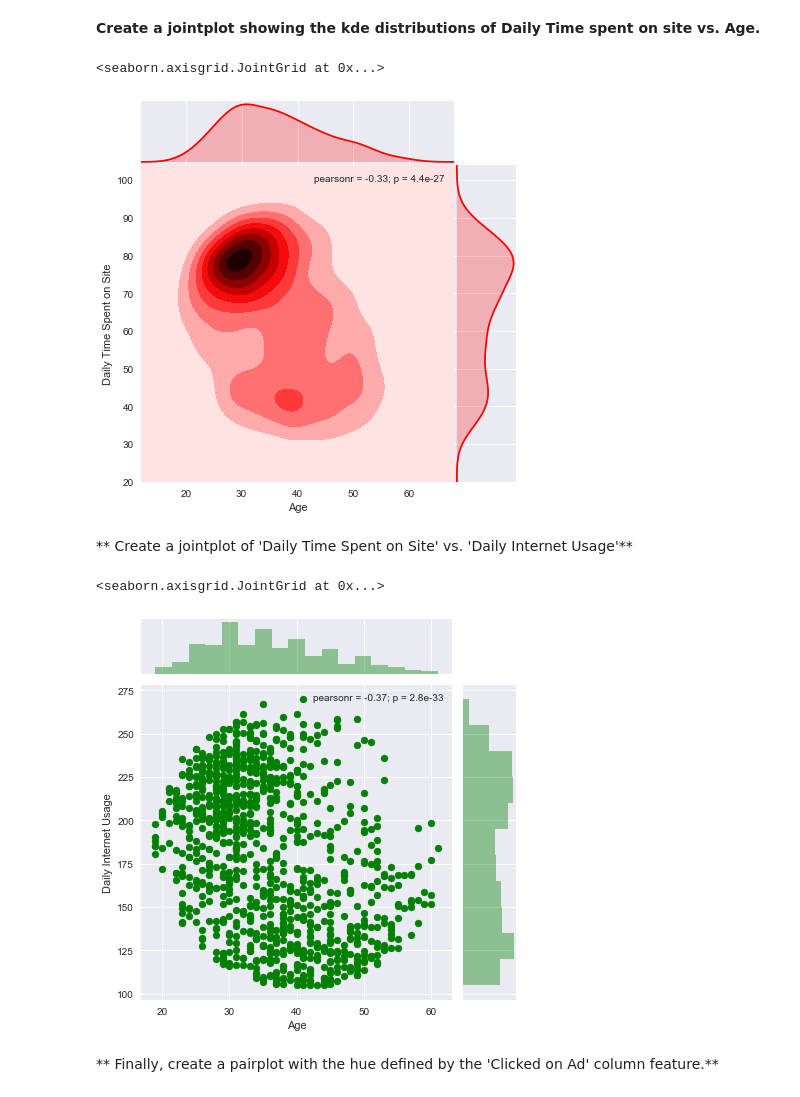
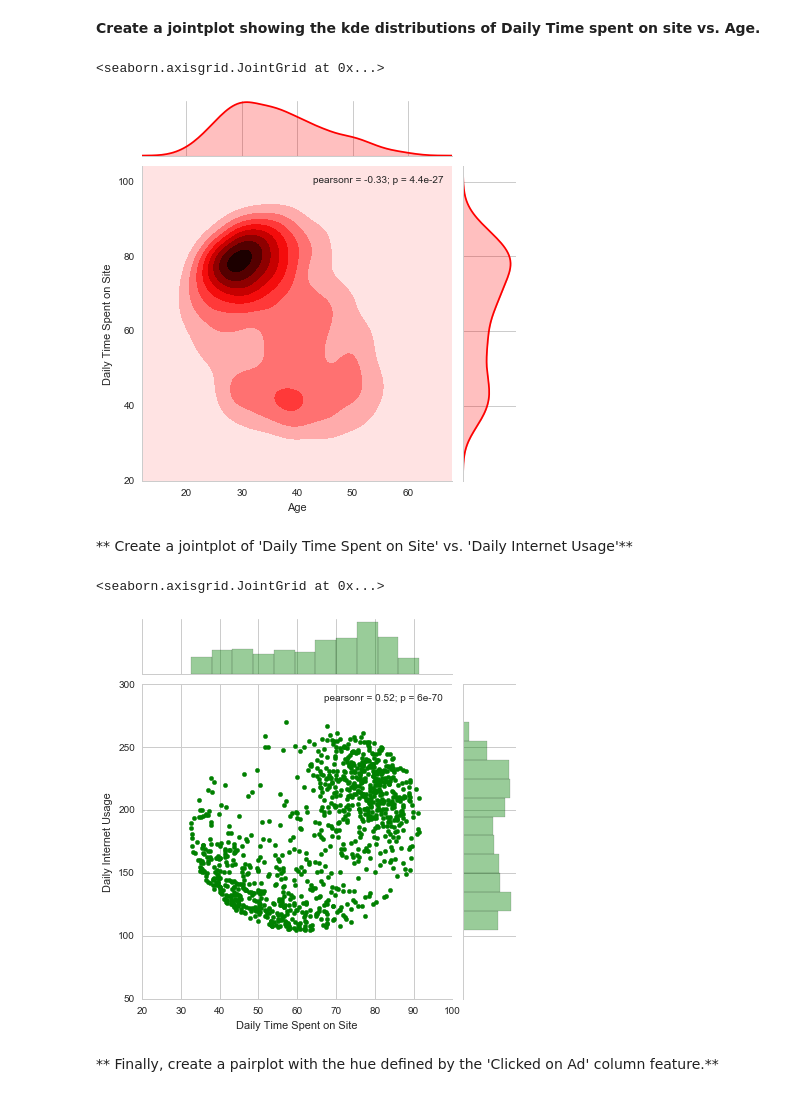
Before and after one commit to kwarodom/sidtechtalent, a Jupyter notebook: ML-Week2/Lecture8 Supervised Learning - Logistic Regression/Logistic Regression Project .ipynb, the cells around one changed output. Cells and saved outputs as stored; diff of their text form; code cells hidden in the pictures.

```diff
--- a/ML-Week2/Lecture8 Supervised Learning - Logistic Regression/Logistic Regression Project .ipynb
+++ b/ML-Week2/Lecture8 Supervised Learning - Logistic Regression/Logistic Regression Project .ipynb
@@ -24,6 +24,7 @@ import pandas as pd
 import numpy as np
 import matplotlib.pyplot as plt
 import seaborn as sns
+sns.set(style="whitegrid")
 %matplotlib inline
 # %% [markdown]
 ## Get the Data
@@ -96,17 +102,17 @@ sns.jointplot(x='Age', y='Area Income', data=ad_data)
 # %% [markdown]
 **Create a jointplot showing the kde distributions of Daily Time spent on site vs. Age.**
 # %%
-sns.jointplot(x='Age', y='Daily Time Spent on Site', data=ad_data, kind="kde", space=0, color="r")
+sns.jointplot(x='Age', y='Daily Time Spent on Site', data=ad_data, kind="kde", space=0.2, color="r")
 # %% [output]
 <seaborn.axisgrid.JointGrid at 0x...>
-[figure, old version]
+[figure, new version]
 # %% [markdown]
 ** Create a jointplot of 'Daily Time Spent on Site' vs. 'Daily Internet Usage'**
 # %%
-sns.jointplot(x='Age', y='Daily Internet Usage', data=ad_data, color="g")
+sns.jointplot(x='Daily Time Spent on Site', y='Daily Internet Usage', data=ad_data, color="g")
 # %% [output]
 <seaborn.axisgrid.JointGrid at 0x...>
-[figure, old version]
+[figure, new version]
 # %% [markdown]
 ** Finally, create a pairplot with the hue defined by the 'Clicked on Ad' column feature.**
 # %%
```
Also changed, not shown: parts of 6 cells of this notebook.
